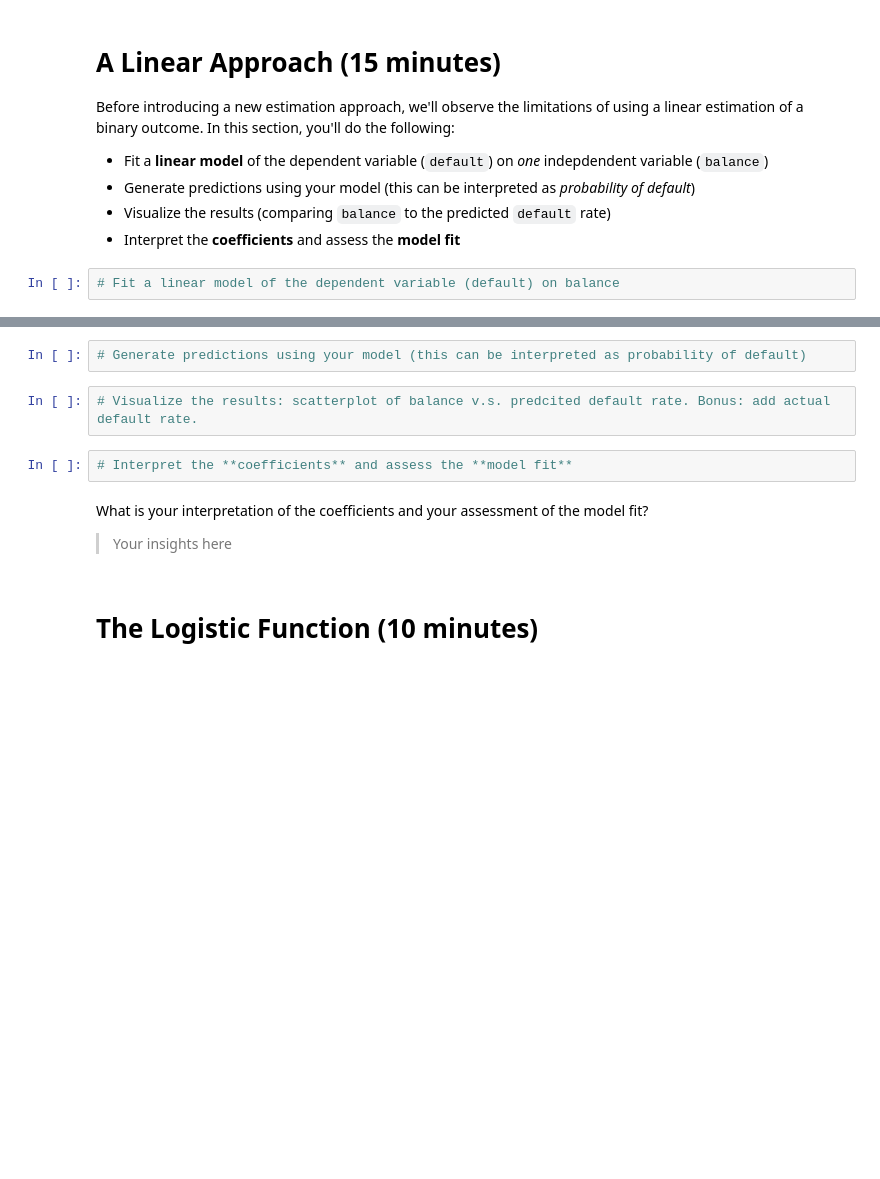
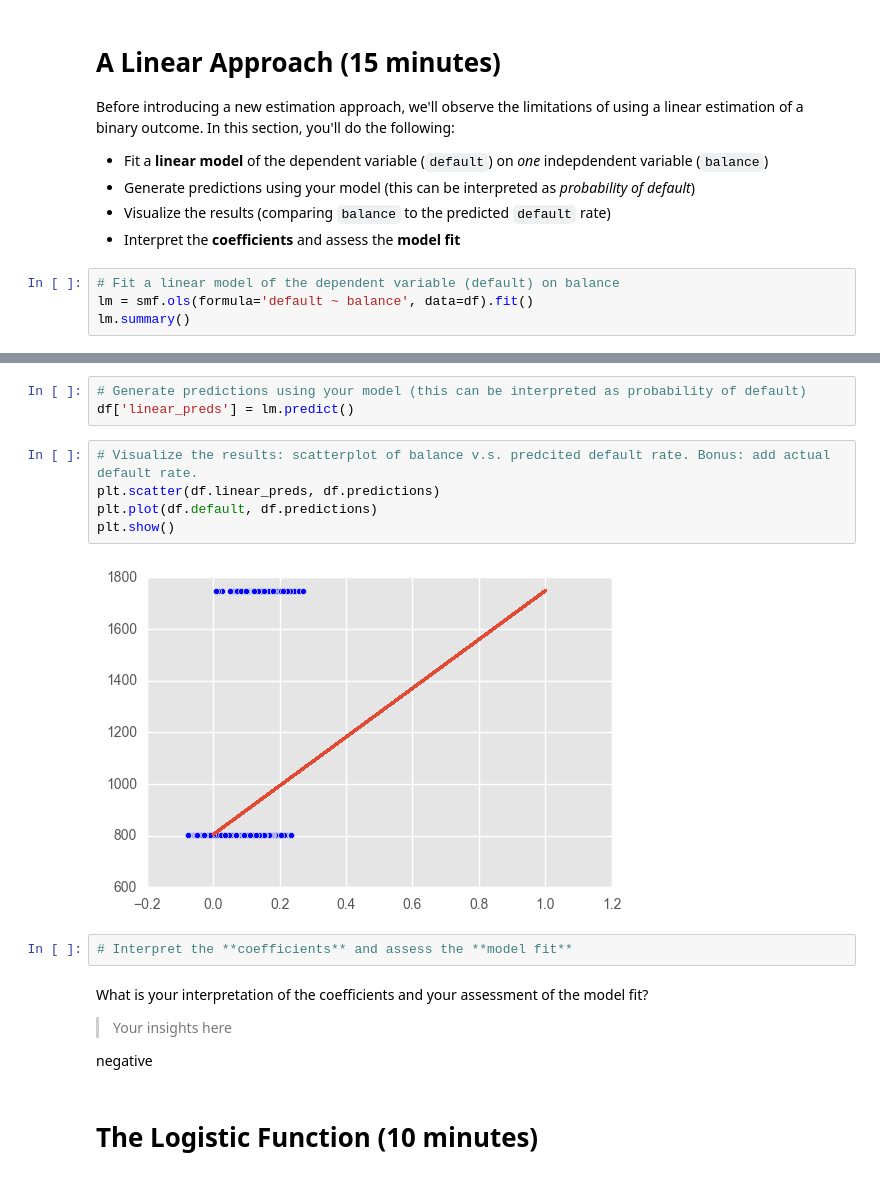
Before and after one commit to info-370/classification, a Jupyter notebook: logistic-regression/demo.ipynb, the cells around one changed output, grey strips where cells are left out. Cells and saved outputs as stored; diff of their text form; blank space fills up the shorter version.

```diff
--- a/logistic-regression/demo.ipynb
+++ b/logistic-regression/demo.ipynb
@@ -66,3 +68,5 @@ Before introducing a new estimation approach, we'll observe the limitations of u
 - Interpret the **coefficients** and assess the **model fit**
 # %%
 # Fit a linear model of the dependent variable (default) on balance
+lm = smf.ols(formula='default ~ balance', data=df).fit()
+lm.summary()
@@ -69,13 +91,21 @@ Before introducing a new estimation approach, we'll observe the limitations of u
 # %%
 # Generate predictions using your model (this can be interpreted as probability of default)
+df['linear_preds'] = lm.predict()
 # %%
 # Visualize the results: scatterplot of balance v.s. predcited default rate. Bonus: add actual default rate.
+plt.scatter(df.linear_preds, df.predictions)
+plt.plot(df.default, df.predictions)
+plt.show()
+# %% [output]
+[figure, added]
 # %%
 # Interpret the **coefficients** and assess the **model fit**
 # %% [markdown]
 What is your interpretation of the coefficients and your assessment of the model fit?
 
 > Your insights here
+
+negative
 # %% [markdown]
 # The Logistic Function (10 minutes)
 # %% [markdown]
```
Also changed, not shown: parts of 5 cells of this notebook.
